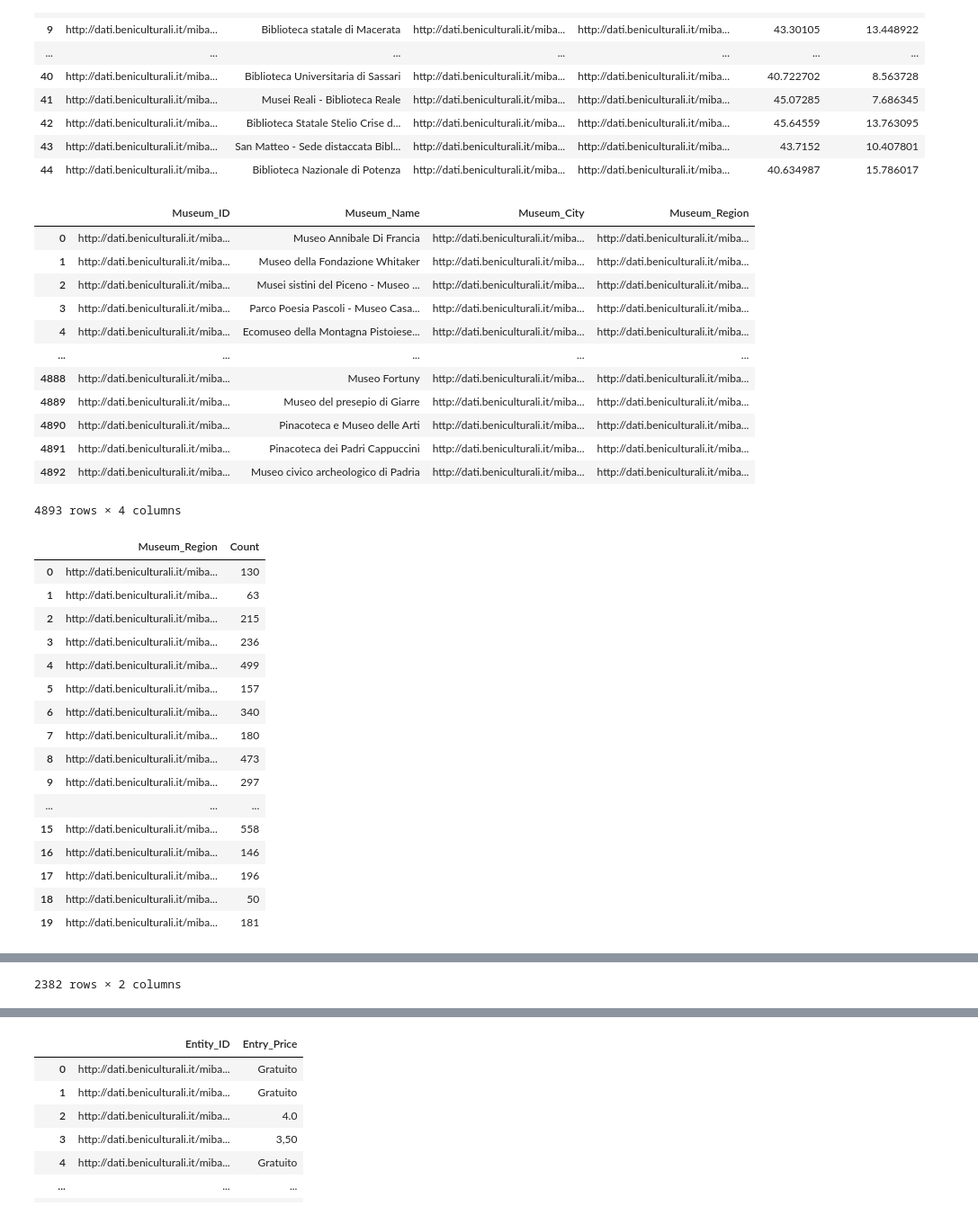
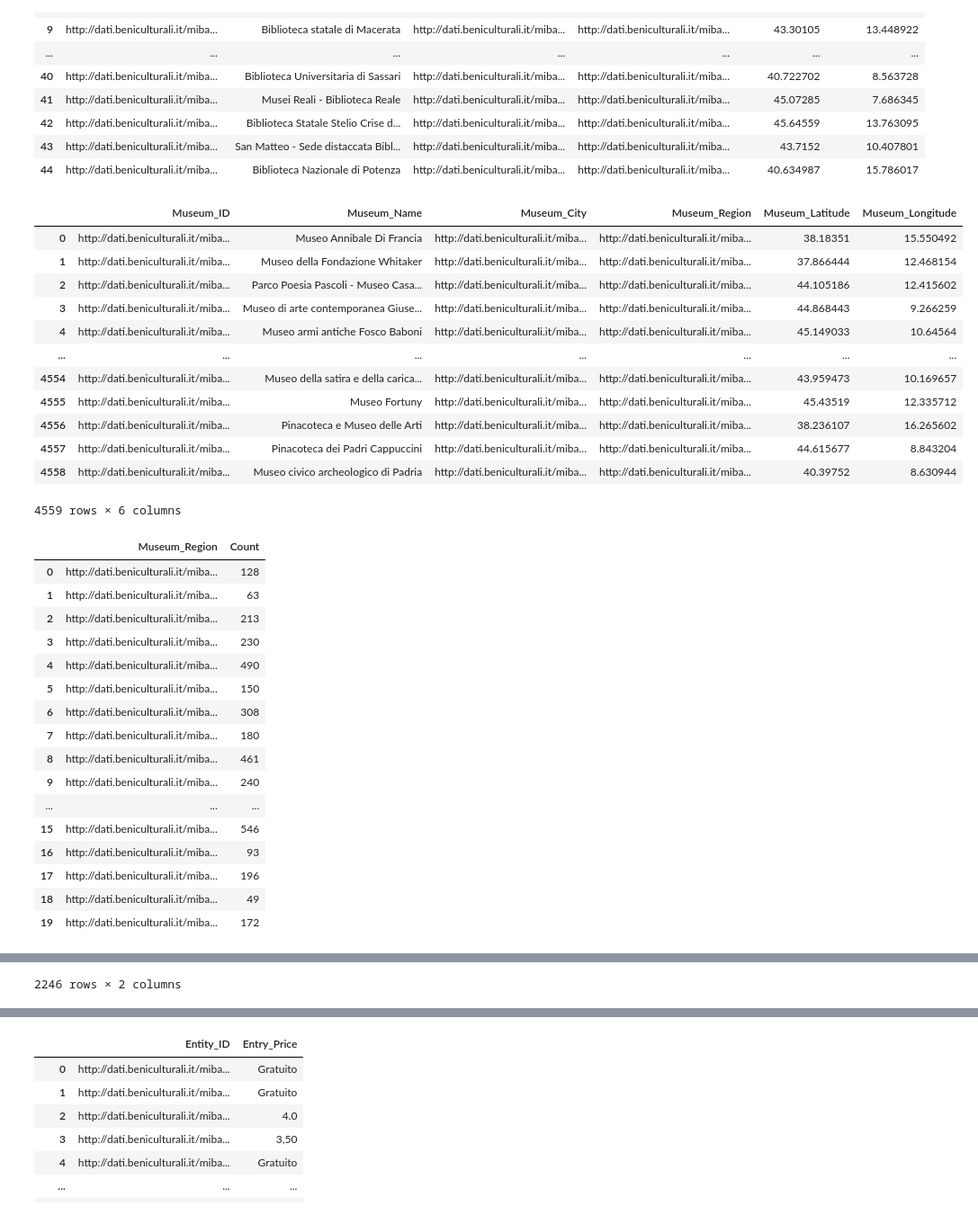
Before and after one commit to alicepicco333/culture4all, a Jupyter notebook: data/luoghi_cultura_exploratory_queries.ipynb, the cells around one changed output, grey strips where cells are left out. Shown: that part at 90% size. Cells and saved outputs as stored; diff of their text form; code cells hidden in the pictures.

```diff
--- a/data/luoghi_cultura_exploratory_queries.ipynb
+++ b/data/luoghi_cultura_exploratory_queries.ipynb
@@ -96,9 +96,10 @@ PREFIX rdfs: <http://www.w3.org/2000/01/rdf-schema#>
 PREFIX cis: <http://dati.beniculturali.it/cis/>
 PREFIX dc: <http://purl.org/dc/elements/1.1/>
 PREFIX clvapit: <https://w3id.org/italia/onto/CLV/>
+PREFIX geo1: <http://www.w3.org/2003/01/geo/wgs84_pos#>
 
 
-SELECT ?OtherPlace ?OhterPlaceLabel ?OhterPlaceCity ?OtherPlaceRegion ?OtherPlaceType
+SELECT ?OtherPlace ?OhterPlaceLabel ?OhterPlaceCity ?OtherPlaceRegion ?OtherPlaceType ?OtherPlaceLatitude ?OtherPlaceLongitude
 WHERE {
   ?OtherPlace rdf:type cis:CulturalInstituteOrSite .
   ?OtherPlace dc:type ?OtherPlaceType.
@@ -107,6 +108,9 @@ WHERE {
   ?OtherPlaceSite cis:siteAddress ?OtherPlaceAddress.
   ?OtherPlaceAddress clvapit:hasRegion ?OtherPlaceRegion.
   ?OtherPlaceAddress clvapit:hasCity ?OhterPlaceCity.
+  ?OtherPlace geo1:lat ?OtherPlaceLatitude.
+  ?OtherPlace geo1:long ?OtherPlaceLongitude.
+
   FILTER NOT EXISTS { ?OtherPlace dc:type "Biblioteca" }
   FILTER NOT EXISTS { ?OtherPlace dc:type "Museo, Galleria e/o raccolta" }
   FILTER NOT EXISTS { ?OtherPlace dc:type "Archivio di Stato" }
@@ -126,7 +130,7 @@ results = g.query(query_1)
 #Ohter Places Dataframe
 data_OtherPlaces = []
 for row in results:
-    data_OtherPlaces.append({'OtherPlace_ID': str(row['OtherPlace']), 'OtherPlace_Name': str(row['OhterPlaceLabel']), 'OtherPlace_Type': str(row['OtherPlaceType']), 'OtherPlace_City': str(row['OhterPlaceCity']), 'OtherPlace_Region': str(row['OtherPlaceRegion'])})
+    data_OtherPlaces.append({'OtherPlace_ID': str(row['OtherPlace']), 'OtherPlace_Name': str(row['OhterPlaceLabel']), 'OtherPlace_Type': str(row['OtherPlaceType']), 'OtherPlace_City': str(row['OhterPlaceCity']), 'OtherPlace_Region': str(row['OtherPlaceRegion']), 'OtherPlace_Latitude': str(row['OtherPlaceLatitude']), 'OtherPlace_Longitude': str(row['OtherPlaceLongitude'])})
 df_OtherPlaces = pd.DataFrame(data_OtherPlaces)
 
 #Dtaframes for counting Ohter Places Types and their number for each region
@@ -418,8 +419,10 @@ PREFIX rdfs: <http://www.w3.org/2000/01/rdf-schema#>
 PREFIX cis: <http://dati.beniculturali.it/cis/>
 PREFIX dc: <http://purl.org/dc/elements/1.1/>
 PREFIX clvapit: <https://w3id.org/italia/onto/CLV/>
+PREFIX geo1: <http://www.w3.org/2003/01/geo/wgs84_pos#>
 
-SELECT ?museum ?museumlabel ?museumCity ?museumRegion
+
+SELECT ?museum ?museumlabel ?museumCity ?museumRegion ?museumlatitude ?museumlongitude
 WHERE {
   ?museum rdf:type cis:CulturalInstituteOrSite .
   ?museum dc:type "Museo, Galleria e/o raccolta".
@@ -428,6 +431,8 @@ WHERE {
   ?museumSite cis:siteAddress ?museumAddress.
   ?museumAddress clvapit:hasRegion ?museumRegion.
   ?museumAddress clvapit:hasCity ?museumCity.
+  ?museum geo1:lat ?museumlatitude.
+  ?museum geo1:long ?museumlongitude.
 
 }
 """
@@ -439,7 +444,7 @@ results = g.query(query_3)
 #Museums DataFrame
 data_Museums = []
 for row in results:
-    data_Museums.append({'Museum_ID': str(row['museum']), 'Museum_Name': str(row['museumlabel']), 'Museum_City': str(row['museumCity']), 'Museum_Region': str(row['museumRegion'])})
+    data_Museums.append({'Museum_ID': str(row['museum']), 'Museum_Name': str(row['museumlabel']), 'Museum_City': str(row['museumCity']), 'Museum_Region': str(row['museumRegion']), 'Museum_Latitude': str(row['museumlatitude']), 'Museum_Longitude': str(row['museumlongitude']) })
 
 df_Museums = pd.DataFrame(data_Museums)
 
@@ -455,69 +460,71 @@ df_filtered_museums=filtered_Other_Places_df.rename(columns={
     'OtherPlace_ID': 'Museum_ID',
     'OtherPlace_Name': 'Museum_Name',
     'OtherPlace_City': 'Museum_City',
-    'OtherPlace_Region': 'Museum_Region'
+    'OtherPlace_Region': 'Museum_Region',
+    'OtherPlace_Latitude': 'Museum_Latitude',
+    'OtherPlace_Longitude': 'Museum_Longitude'
 })
 
 #Dropping "OtherPlace_Type column which is not needed in the new filtered Museum Dataframe"
 df_filtered_museums = df_filtered_museums.drop(columns=['OtherPlace_Type'])
 
 
 #Mergin the previous Museum Dataframe with the filtered Museum Dataframes to create a new Dataframe with all museum entities
 df_Museums = pd.DataFrame(data_Museums)
 df_museums_complete= pd.concat([df_filtered_museums, df_Museums], ignore_index=True)
 
 #New dataframes for counting museum cities and regions
 museum_region_counts_complete = df_museums_complete.groupby('Museum_Region').size().reset_index(name='Count')
 museum_city_counts_complete = df_museums_complete.groupby('Museum_City').size().reset_index(name='Count')
 
 #Displaying all dataframes for Museum entities
 display(df_museums_complete)
 display(museum_region_counts_complete)
 display(museum_city_counts_complete)
 
 # #CSV files for Museums from the above Dataframes
 # csv_file_museums_complete = "Museums_complete.csv"
 # df_museums_complete.to_csv(csv_file_museums_complete, index=False, encoding='utf-8')
 # print(f"Results have been written to {csv_file_museums_complete}")
 
 # csv_file_museums_region_count_complete = "Museums_region_count_complete.csv"
 # museum_region_counts_complete.to_csv(csv_file_museums_region_count_complete, index=False, encoding='utf-8')
 # print(f"Results have been written to {csv_file_museums_region_count_complete}")
 
 # csv_file_museums_city_count_complete = "Museums_city_count_complete.csv"
 # museum_city_counts_complete.to_csv(csv_file_museums_city_count_complete, index=False, encoding='utf-8')
 # print(f"Results have been written to {csv_file_museums_city_count_complete}")
 # %% [output]
-|  | Museum_ID | Museum_Name | Museum_City | Museum_Region |
-| 0 | http://dati.beniculturali.it/miba... | Museo Annibale Di Francia | http://dati.beniculturali.it/miba... | http://dati.beniculturali.it/miba... |
-| 1 | http://dati.beniculturali.it/miba... | Museo della Fondazione Whitaker | http://dati.beniculturali.it/miba... | http://dati.beniculturali.it/miba... |
-| 2 | http://dati.beniculturali.it/miba... | Musei sistini del Piceno - Museo ... | http://dati.beniculturali.it/miba... | http://dati.beniculturali.it/miba... |
-| 3 | http://dati.beniculturali.it/miba... | Parco Poesia Pascoli - Museo Casa... | http://dati.beniculturali.it/miba... | http://dati.beniculturali.it/miba... |
-| 4 | http://dati.beniculturali.it/miba... | Ecomuseo della Montagna Pistoiese... | http://dati.beniculturali.it/miba... | http://dati.beniculturali.it/miba... |
-| ... | ... | ... | ... | ... |
-| 4888 | http://dati.beniculturali.it/miba... | Museo Fortuny | http://dati.beniculturali.it/miba... | http://dati.beniculturali.it/miba... |
-| 4889 | http://dati.beniculturali.it/miba... | Museo del presepio di Giarre | http://dati.beniculturali.it/miba... | http://dati.beniculturali.it/miba... |
-| 4890 | http://dati.beniculturali.it/miba... | Pinacoteca e Museo delle Arti | http://dati.beniculturali.it/miba... | http://dati.beniculturali.it/miba... |
-| 4891 | http://dati.beniculturali.it/miba... | Pinacoteca dei Padri Cappuccini | http://dati.beniculturali.it/miba... | http://dati.beniculturali.it/miba... |
-| 4892 | http://dati.beniculturali.it/miba... | Museo civico archeologico di Padria | http://dati.beniculturali.it/miba... | http://dati.beniculturali.it/miba... |
+|  | Museum_ID | Museum_Name | Museum_City | Museum_Region | Museum_Latitude | Museum_Longitude |
+| 0 | http://dati.beniculturali.it/miba... | Museo Annibale Di Francia | http://dati.beniculturali.it/miba... | http://dati.beniculturali.it/miba... | 38.18351 | 15.550492 |
+| 1 | http://dati.beniculturali.it/miba... | Museo della Fondazione Whitaker | http://dati.beniculturali.it/miba... | http://dati.beniculturali.it/miba... | 37.866444 | 12.468154 |
+| 2 | http://dati.beniculturali.it/miba... | Parco Poesia Pascoli - Museo Casa... | http://dati.beniculturali.it/miba... | http://dati.beniculturali.it/miba... | 44.105186 | 12.415602 |
+| 3 | http://dati.beniculturali.it/miba... | Museo di arte contemporanea Giuse... | http://dati.beniculturali.it/miba... | http://dati.beniculturali.it/miba... | 44.868443 | 9.266259 |
+| 4 | http://dati.beniculturali.it/miba... | Museo armi antiche Fosco Baboni | http://dati.beniculturali.it/miba... | http://dati.beniculturali.it/miba... | 45.149033 | 10.64564 |
+| ... | ... | ... | ... | ... | ... | ... |
+| 4554 | http://dati.beniculturali.it/miba... | Museo della satira e della carica... | http://dati.beniculturali.it/miba... | http://dati.beniculturali.it/miba... | 43.959473 | 10.169657 |
+| 4555 | http://dati.beniculturali.it/miba... | Museo Fortuny | http://dati.beniculturali.it/miba... | http://dati.beniculturali.it/miba... | 45.43519 | 12.335712 |
+| 4556 | http://dati.beniculturali.it/miba... | Pinacoteca e Museo delle Arti | http://dati.beniculturali.it/miba... | http://dati.beniculturali.it/miba... | 38.236107 | 16.265602 |
+| 4557 | http://dati.beniculturali.it/miba... | Pinacoteca dei Padri Cappuccini | http://dati.beniculturali.it/miba... | http://dati.beniculturali.it/miba... | 44.615677 | 8.843204 |
+| 4558 | http://dati.beniculturali.it/miba... | Museo civico archeologico di Padria | http://dati.beniculturali.it/miba... | http://dati.beniculturali.it/miba... | 40.39752 | 8.630944 |
-4893 rows × 4 columns
+4559 rows × 6 columns
 |  | Museum_Region | Count |
-| 0 | http://dati.beniculturali.it/miba... | 130 |
+| 0 | http://dati.beniculturali.it/miba... | 128 |
 | 1 | http://dati.beniculturali.it/miba... | 63 |
-| 2 | http://dati.beniculturali.it/miba... | 215 |
-| 3 | http://dati.beniculturali.it/miba... | 236 |
-| 4 | http://dati.beniculturali.it/miba... | 499 |
-| 5 | http://dati.beniculturali.it/miba... | 157 |
-| 6 | http://dati.beniculturali.it/miba... | 340 |
+| 2 | http://dati.beniculturali.it/miba... | 213 |
+| 3 | http://dati.beniculturali.it/miba... | 230 |
+| 4 | http://dati.beniculturali.it/miba... | 490 |
+| 5 | http://dati.beniculturali.it/miba... | 150 |
+| 6 | http://dati.beniculturali.it/miba... | 308 |
 | 7 | http://dati.beniculturali.it/miba... | 180 |
-| 8 | http://dati.beniculturali.it/miba... | 473 |
-| 9 | http://dati.beniculturali.it/miba... | 297 |
+| 8 | http://dati.beniculturali.it/miba... | 461 |
+| 9 | http://dati.beniculturali.it/miba... | 240 |
 | ... | ... | ... |
-| 15 | http://dati.beniculturali.it/miba... | 558 |
-| 16 | http://dati.beniculturali.it/miba... | 146 |
+| 15 | http://dati.beniculturali.it/miba... | 546 |
+| 16 | http://dati.beniculturali.it/miba... | 93 |
 | 17 | http://dati.beniculturali.it/miba... | 196 |
-| 18 | http://dati.beniculturali.it/miba... | 50 |
-| 19 | http://dati.beniculturali.it/miba... | 181 |
+| 18 | http://dati.beniculturali.it/miba... | 49 |
+| 19 | http://dati.beniculturali.it/miba... | 172 |
 |  | Museum_City | Count |
 | 0 | http://dati.beniculturali.it/miba... | 1 |
 | 1 | http://dati.beniculturali.it/miba... | 1 |
@@ -533,4 +540,4 @@ display(museum_city_counts_complete)
-2382 rows × 2 columns
+2246 rows × 2 columns
 # %%
 #Exploratory Query for identifying the Archive IDs, Names, Cities and Regions
 
```
Also changed, not shown: parts of 3 cells of this notebook, 15 other files.
